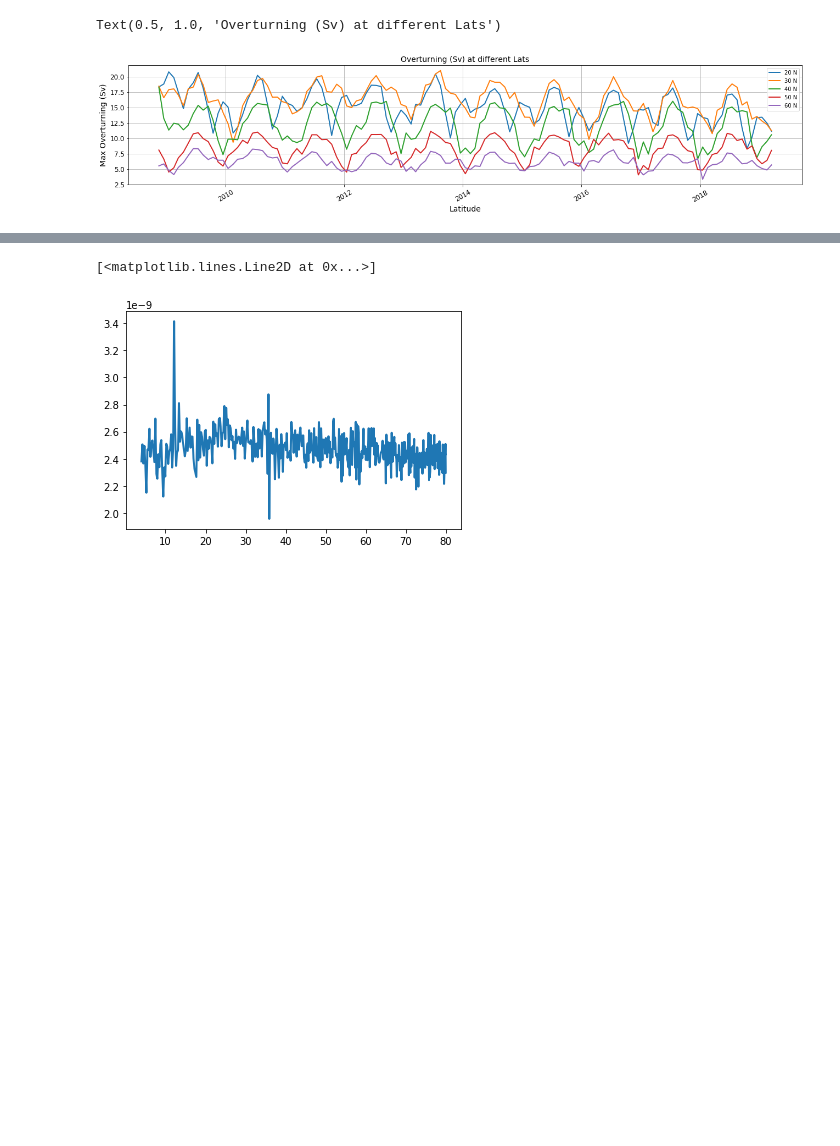
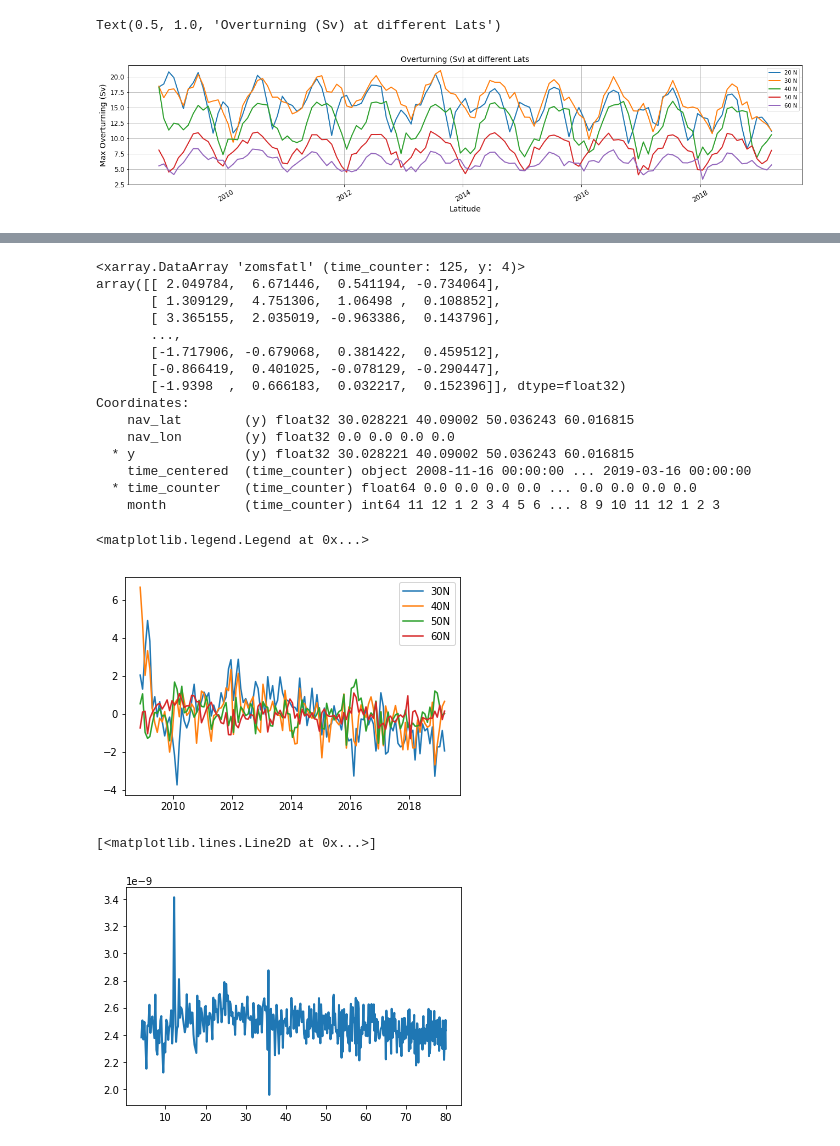
Before and after one commit to hmkhatri/AMOC_Variability_DePreSys_MET, a Jupyter notebook: Notebooks/Initial_Analysis.ipynb, the cells around one changed output, grey strips where cells are left out. Cells and saved outputs as stored; diff of their text form; code cells hidden in the pictures; blank space fills up the shorter version.

```diff
--- a/Notebooks/Initial_Analysis.ipynb
+++ b/Notebooks/Initial_Analysis.ipynb
@@ -341,3 +375,27 @@ Text(0.5, 1.0, 'Overturning (Sv) at different Lats')
+# %%
+psi_anom = psi_max.groupby("time_centered.month") - psi_clim
+print(psi_anom)
+
+plt.plot(ds.time, psi_anom)
+plt.legend(['30N', '40N', '50N' ,'60N'])
+# %% [output]
+<xarray.DataArray 'zomsfatl' (time_counter: 125, y: 4)>
+array([[ 2.049784,  6.671446,  0.541194, -0.734064],
+       [ 1.309129,  4.751306,  1.06498 ,  0.108852],
+       [ 3.365155,  2.035019, -0.963386,  0.143796],
+       ...,
+       [-1.717906, -0.679068,  0.381422,  0.459512],
+       [-0.866419,  0.401025, -0.078129, -0.290447],
+       [-1.9398  ,  0.666183,  0.032217,  0.152396]], dtype=float32)
+Coordinates:
+    nav_lat        (y) float32 30.028221 40.09002 50.036243 60.016815
+    nav_lon        (y) float32 0.0 0.0 0.0 0.0
+  * y              (y) float32 30.028221 40.09002 50.036243 60.016815
+    time_centered  (time_counter) object 2008-11-16 00:00:00 ... 2019-03-16 00:00:00
+  * time_counter   (time_counter) float64 0.0 0.0 0.0 0.0 ... 0.0 0.0 0.0 0.0
+    month          (time_counter) int64 11 12 1 2 3 4 5 6 ... 8 9 10 11 12 1 2 3
+<matplotlib.legend.Legend at 0x...>
+[figure, added]
 # %%
 #plt.plot(ds.nav_lat.isel(x=0), ( ds['sopstadv_atlantic'] - ds['sltovbaro_atlantic']).mean(['x', 'time_counter', 'r']), ls = '--', lw = 2.0)
 #plt.plot(ds.nav_lat.isel(x=0), ds['sltbasinpmdiff_atlantic'].mean(['x', 'time_counter', 'r']), ls = '-.', lw = 2.0)
```
Also changed, not shown: parts of 10 cells of this notebook.
